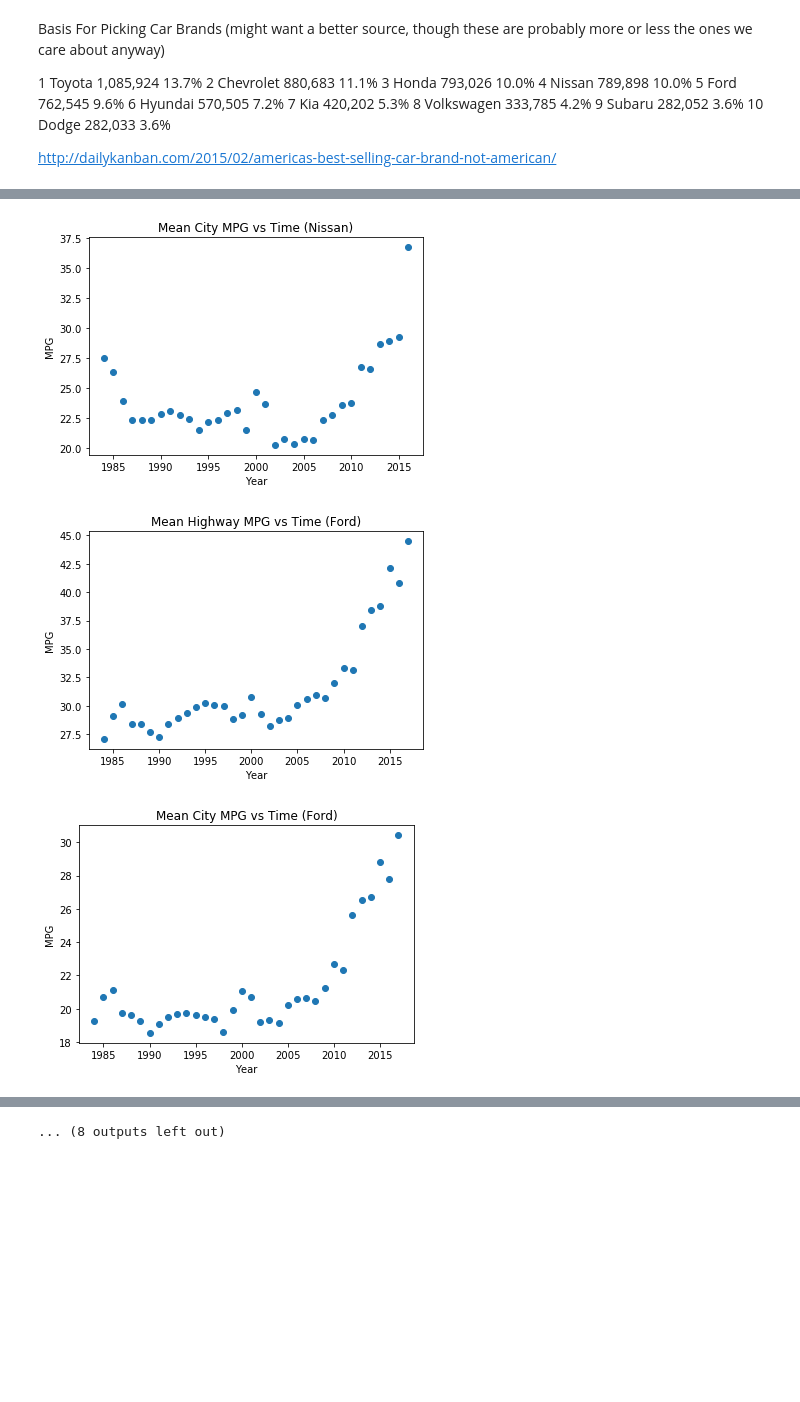
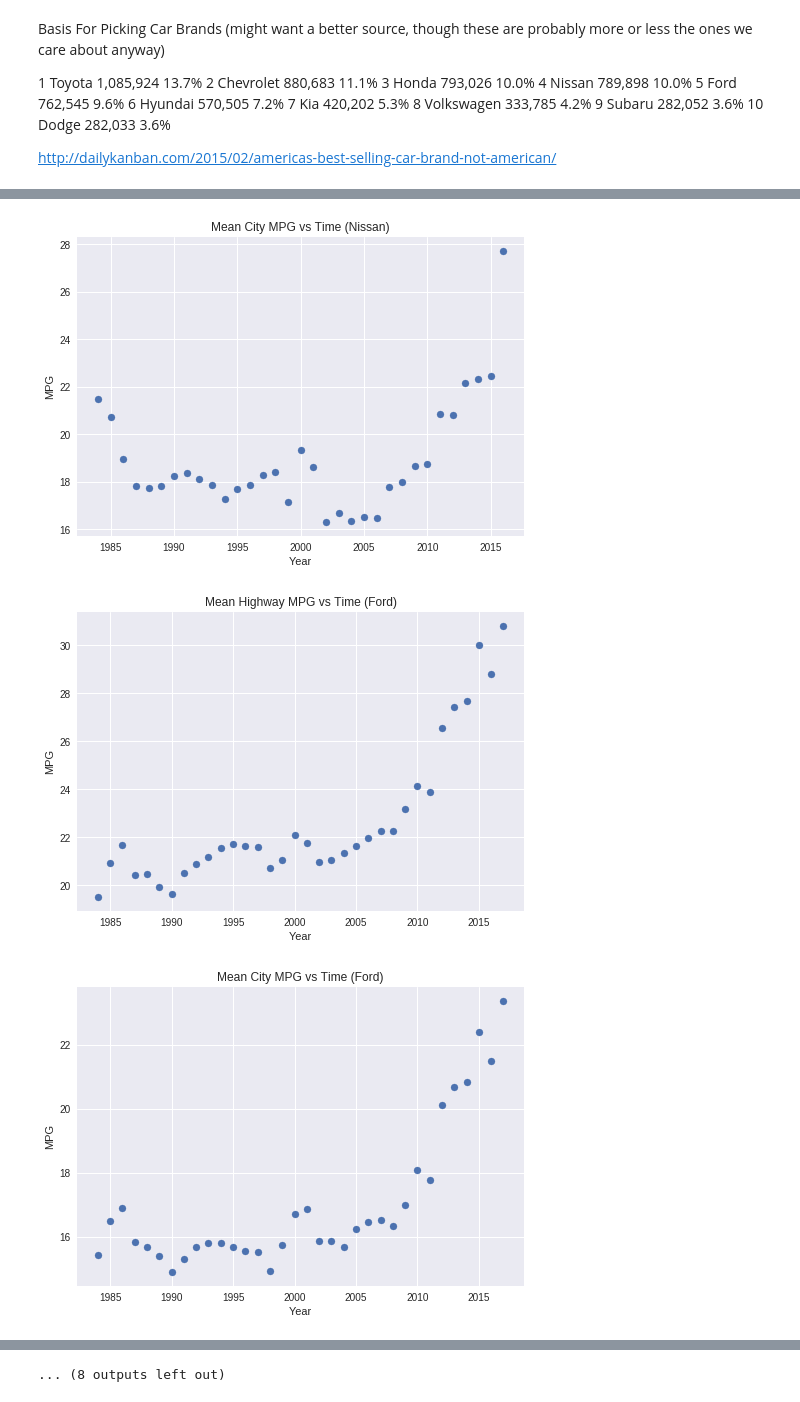
Before and after one commit to jnfoote76/fuel-economy-analysis, a Jupyter notebook: nathan_work.ipynb, the cells around one changed output, grey strips where cells are left out. Drawn from its saved outputs; the diff is of its cells as text; code cells hidden in the pictures; blank space fills up the shorter version.

```diff
--- a/nathan_work.ipynb
+++ b/nathan_work.ipynb
@@ -37,0 +10,6 @@ data.sort_values(by='year').head()
+# %%
+#Next, let's import the dataset and take a quick view at its contents
+df = pd.read_csv("us-vehicle-fuel-economy-data-1984-2017.csv", sep=';')
+pd.set_option('display.max_columns', None)
+print(df.shape)
+df.head()
@@ -37,0 +24,9 @@ data.sort_values(by='year').head()
+# %%
+#resort the columns by identifying information at the front, then alphabetically
+head = ['id', 'make', 'model', 'year', 'trany']
+cols = [x for x in sorted((df)) if x not in head]
+cols = head + cols
+df = df[cols].sort_values(by='id')
+
+#view the newly organized dataset
+df.head()
@@ -71,26 +182,26 @@ print(ggplot(aes(x='year', y='UCity'), data=data) +\
 # %%
 # Scatter plots for mean gas mileages over time
 
-groups = data.groupby(['year'])
+groups = df.groupby(['year'])
 group_agg = groups.aggregate(np.mean)
-collapsed_group_agg = pd.DataFrame(columns = ['year', 'meanUHighway', 'meanUCity'])
+collapsed_group_agg = pd.DataFrame(columns = ['year', 'meanHighway', 'meanCity'])
 for i in range(len(group_agg)):
     row = {
         'year': group_agg.iloc[i].name,
-        'meanUHighway': group_agg.iloc[i].UHighway,
-        'meanUCity': group_agg.iloc[i].UCity,
+        'meanHighway': group_agg.iloc[i].highway08,
+        'meanCity': group_agg.iloc[i].city08,
     }
     collapsed_group_agg = collapsed_group_agg.append(row, ignore_index=True)
 
 plt.title("Mean Highway MPG vs Time")
 plt.xlabel('Year')
 plt.ylabel('MPG')
-plt.scatter(collapsed_group_agg['year'], collapsed_group_agg['meanUHighway'])
+plt.scatter(collapsed_group_agg['year'], collapsed_group_agg['meanHighway'])
 plt.show()
 
 plt.title("Mean City MPG vs Time")
 plt.xlabel('Year')
 plt.ylabel('MPG')
-plt.scatter(collapsed_group_agg['year'], collapsed_group_agg['meanUCity'])
+plt.scatter(collapsed_group_agg['year'], collapsed_group_agg['meanCity'])
 plt.show()
 # %% [output]
@@ -120,14 +231,14 @@ http://dailykanban.com/2015/02/americas-best-selling-car-brand-not-american/
 # %%
 # Violin plots for all of the "major brands"
 for make in topBrandsUsa:
-    currMakeRows = data.loc[data['make'] == make]
-    print(ggplot(aes(x='year', y='UHighway'), data=audiRows) +\
+    currMakeRows = df.loc[df['make'] == make]
+    print(ggplot(aes(x='year', y='highway08'), data=currMakeRows) +\
         geom_violin() +\
         labs(title="Highway MPG vs Time (" + make + ")",
              x = "year",
              y = "MPG") +\
         theme(axis_text_x = element_text(angle = 90, hjust=1)))
-    print(ggplot(aes(x='year', y='UCity'), data=audiRows) +\
+    print(ggplot(aes(x='year', y='city08'), data=currMakeRows) +\
         geom_violin() +\
         labs(title="City MPG vs Time (" + make + ")",
              x = "year",
@@ -149,28 +260,28 @@ for make in topBrandsUsa:
 ... (28 outputs left out)
 # %%
 for make in topBrandsUsa:
-    currMakeRows = data.loc[data['make'] == make]
+    currMakeRows = df.loc[df['make'] == make]
 
     groups = currMakeRows.groupby(['year'])
     group_agg = groups.aggregate(np.mean)
-    collapsed_group_agg = pd.DataFrame(columns = ['year', 'meanUHighway', 'meanUCity'])
+    collapsed_group_agg = pd.DataFrame(columns = ['year', 'meanHighway', 'meanCity'])
     for i in range(len(group_agg)):
         row = {
             'year': group_agg.iloc[i].name,
-            'meanUHighway': group_agg.iloc[i].UHighway,
-            'meanUCity': group_agg.iloc[i].UCity,
+            'meanHighway': group_agg.iloc[i].highway08,
+            'meanCity': group_agg.iloc[i].city08,
         }
         collapsed_group_agg = collapsed_group_agg.append(row, ignore_index=True)
 
     plt.title("Mean Highway MPG vs Time (" + make + ")")
     plt.xlabel('Year')
     plt.ylabel('MPG')
-    plt.scatter(collapsed_group_agg['year'], collapsed_group_agg['meanUHighway'])
+    plt.scatter(collapsed_group_agg['year'], collapsed_group_agg['meanHighway'])
     plt.show()
 
     plt.title("Mean City MPG vs Time (" + make + ")")
     plt.xlabel('Year')
     plt.ylabel('MPG')
-    plt.scatter(collapsed_group_agg['year'], collapsed_group_agg['meanUCity'])
+    plt.scatter(collapsed_group_agg['year'], collapsed_group_agg['meanCity'])
     plt.show()
 # %% [output]
@@ -184,3 +295,3 @@ for make in topBrandsUsa:
-[figure, old version]
+[figure, new version]
-[figure, old version]
+[figure, new version]
-[figure, old version]
+[figure, new version]
```
Also changed, not shown: parts of 10 cells of this notebook.
